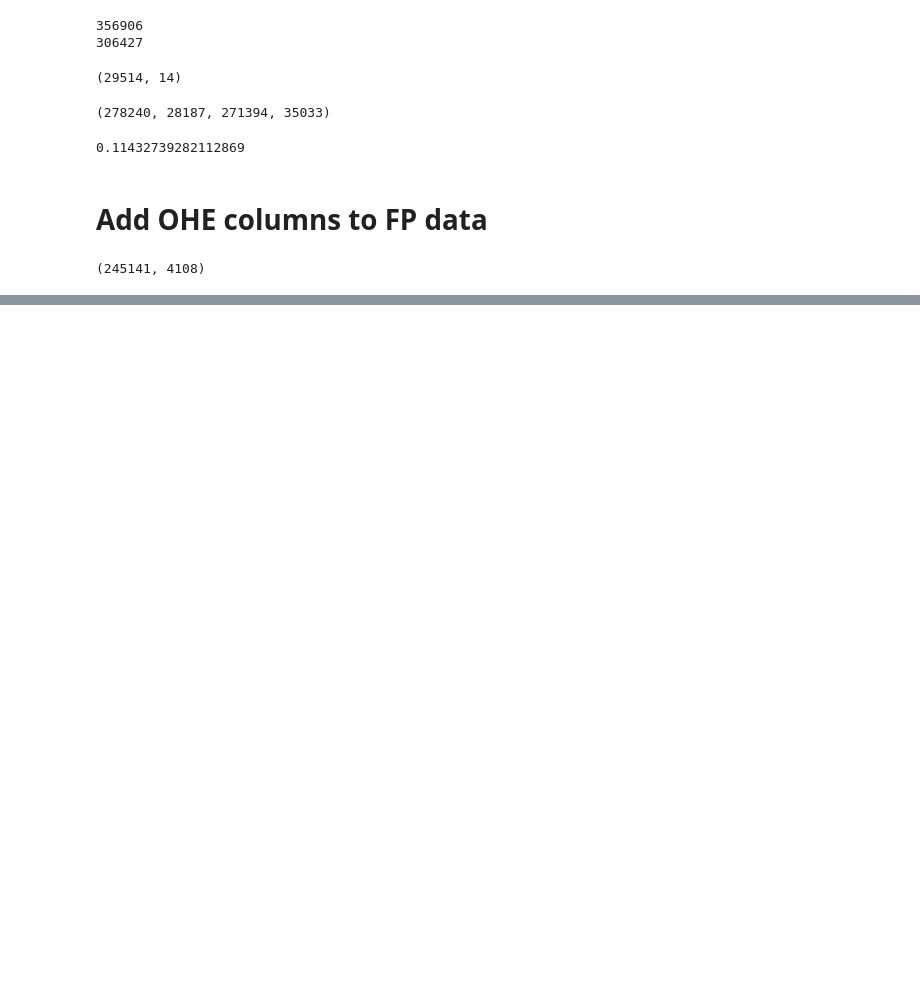
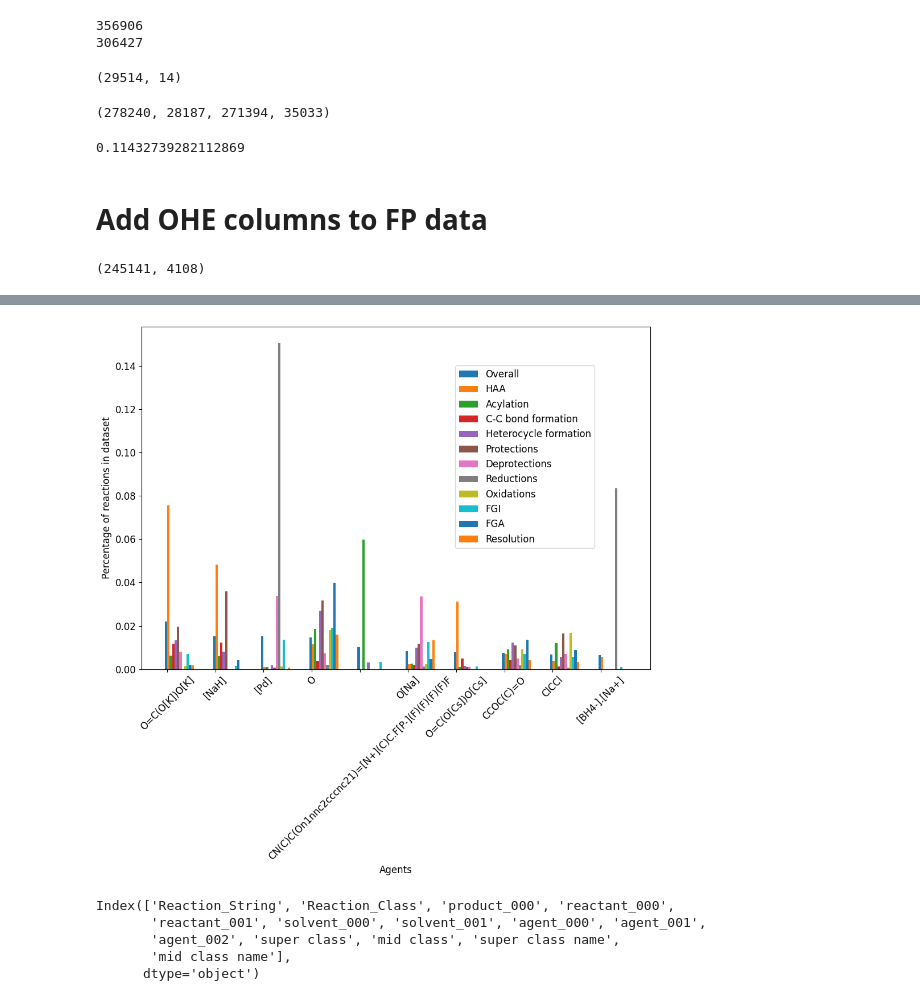
Before and after one commit to sustainable-processes/chemical-parameter-sharing, a Jupyter notebook: notebooks/clustering.ipynb, the cells around one changed output, grey strips where cells are left out. Drawn from its saved outputs; the diff is of its cells as text; code cells hidden in the pictures; blank space fills up the shorter version.

```diff
--- a/notebooks/clustering.ipynb
+++ b/notebooks/clustering.ipynb
@@ -334,0 +915,17 @@ random_train_fp.shape
+# %%
+# pistachio agents: agent_smiles
+top_10_overall = get_top_n(df['agent_smiles'], 10)
+x_overall, y_overall, dict_overall = top_10_overall
+# %%
+x1,y1,d1 = get_top_n(df1['agent_smiles'], 100)
+x2,y2,d2 = get_top_n(df2['agent_smiles'], 100)
+x3,y3,d3 = get_top_n(df3['agent_smiles'], 100)
+x4,y4,d4 = get_top_n(df4['agent_smiles'], 100)
+x5,y5,d5 = get_top_n(df5['agent_smiles'], 100)
+x6,y6,d6 = get_top_n(df6['agent_smiles'], 100)
+x7,y7,d7 = get_top_n(df7['agent_smiles'], 100)
+x8,y8,d8 = get_top_n(df8['agent_smiles'], 100)
+x9,y9,d9 = get_top_n(df9['agent_smiles'], 100)
+x10,y10,d10 = get_top_n(df10['agent_smiles'], 100)
+x11,y11,d11 = get_top_n(df11['agent_smiles'], 100)
+x12,y12,d12 = get_top_n(df12['agent_smiles'], 100)
@@ -334,0 +1016,40 @@ random_train_fp.shape
+# %%
+# Plotting
+plt.figure(figsize=(10, 10))
+bar_width = 0.05
+index = range(len(x_overall))
+
+# Create bars
+plt.bar(index, y_overall, width=bar_width, label='Overall')
+plt.bar([i + bar_width for i in index], y_1_f, width=bar_width, label='HAA')
+plt.bar([i + bar_width*2 for i in index], y_2_f, width=bar_width, label='Acylation')
+plt.bar([i + bar_width*3 for i in index], y_3_f, width=bar_width, label='C-C bond formation')
+plt.bar([i + bar_width*4 for i in index], y_4_f, width=bar_width, label='Heterocycle formation')
+plt.bar([i + bar_width*5 for i in index], y_5_f, width=bar_width, label='Protections')
+plt.bar([i + bar_width*6 for i in index], y_6_f, width=bar_width, label='Deprotections')
+plt.bar([i + bar_width*7 for i in index], y_7_f, width=bar_width, label='Reductions')
+plt.bar([i + bar_width*8 for i in index], y_8_f, width=bar_width, label='Oxidations')
+plt.bar([i + bar_width*9 for i in index], y_9_f, width=bar_width, label='FGI')
+plt.bar([i + bar_width*10 for i in index], y_10_f, width=bar_width, label='FGA')
+plt.bar([i + bar_width*11 for i in index], y_11_f, width=bar_width, label='Resolution')
+# plt.bar([i + bar_width*12 for i in index], y_12_f, width=bar_width, label='Super class 12')
+
+#Change font size to 14
+plt.rcParams.update({'font.size': 12})
+
+# Add title and labels
+plt.xlabel('Agents')
+plt.ylabel('Percentage of reactions in dataset')
+# plt.title('Comparative Bar Chart')
+plt.xticks([i + bar_width / 2 for i in index], x_overall, rotation=45)
+
+# place legend on the bottom right
+plt.legend(loc='upper right', bbox_to_anchor=(0.9, 0.9))
+
+
+# Show the plot
+plt.tight_layout()
+plt.savefig('pistachio_agents_super_class_dist.png', dpi=600, bbox_inches='tight')
+plt.show()
+# %% [output]
+[figure, added]
@@ -334,0 +1058,8 @@ random_train_fp.shape
+# %%
+mid_class_train.columns
+# %% [output]
+Index(['Reaction_String', 'Reaction_Class', 'product_000', 'reactant_000',
+       'reactant_001', 'solvent_000', 'solvent_001', 'agent_000', 'agent_001',
+       'agent_002', 'super class', 'mid class', 'super class name',
+       'mid class name'],
+      dtype='object')
```
Also changed, not shown: parts of 36 cells of this notebook.
